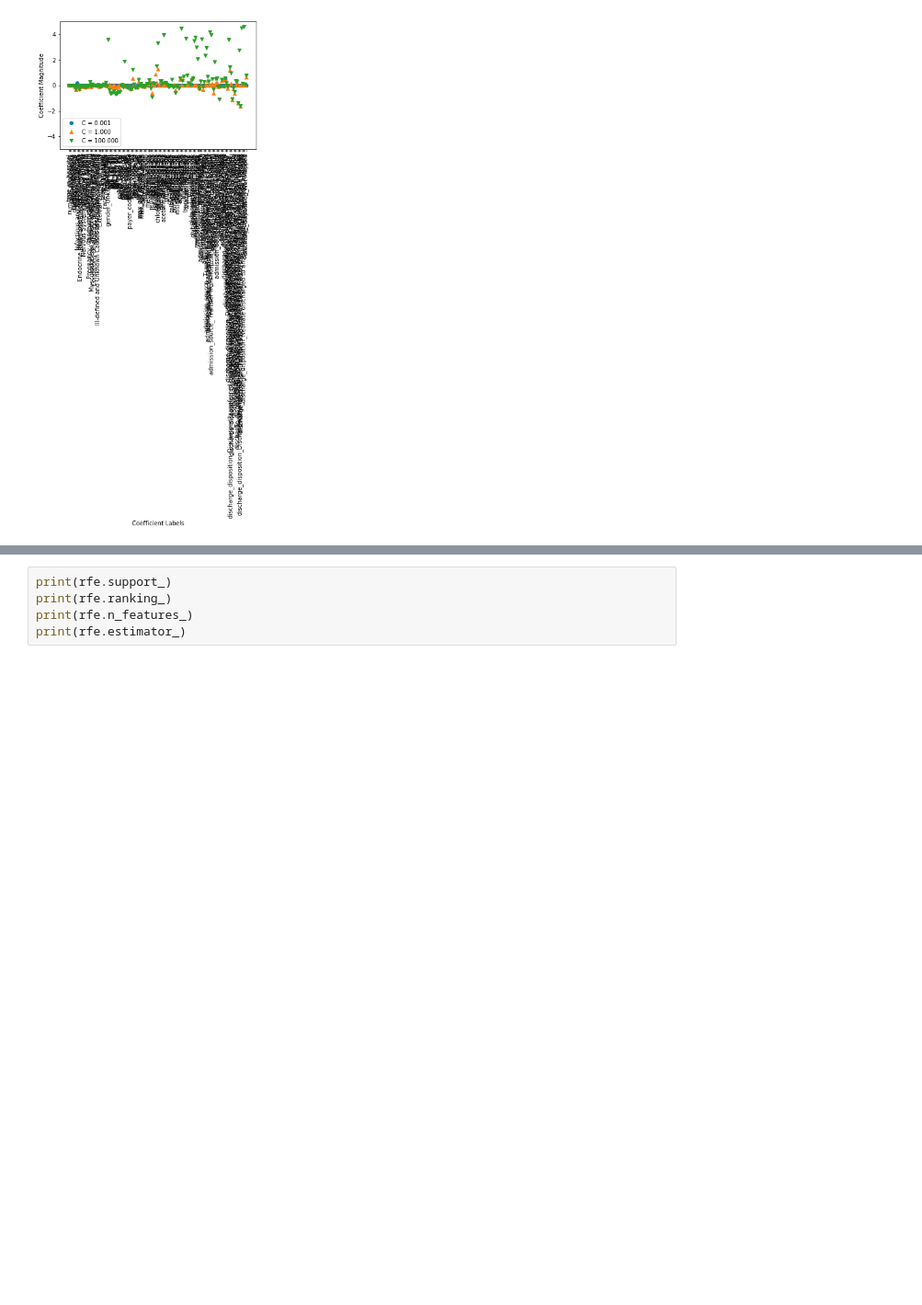
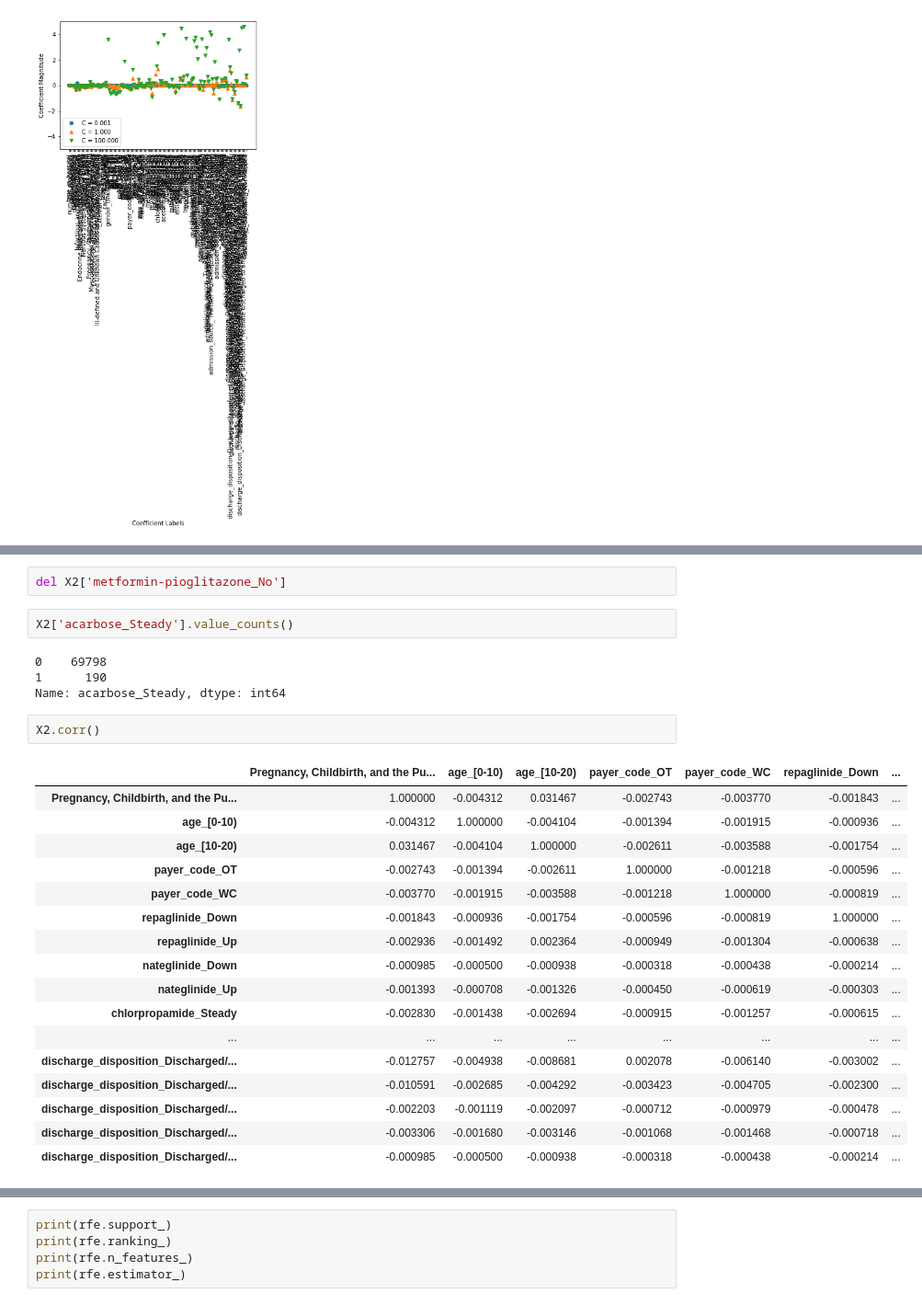
Before and after one commit to bigdata-i523/hid331, a Jupyter notebook: project/jupyter/project.ipynb, the cells around one changed output, grey strips where cells are left out. Shown at 92% size. Drawn from its saved outputs; the diff is of its cells as text; blank space fills up the shorter version.

```diff
--- a/project/jupyter/project.ipynb
+++ b/project/jupyter/project.ipynb
@@ -322,0 +397,28 @@ rfe = rfe.fit(X, y)
+# %%
+del X2['metformin-pioglitazone_No']
+# %%
+X2['acarbose_Steady'].value_counts()
+# %% [output]
+0    69798
+1      190
+Name: acarbose_Steady, dtype: int64
+# %%
+X2.corr()
+# %% [output]
+|  | Pregnancy, Childbirth, and the Pu... | age_[0-10) | age_[10-20) | payer_code_OT | payer_code_WC | repaglinide_Down | ... |
+| Pregnancy, Childbirth, and the Pu... | 1.000000 | -0.004312 | 0.031467 | -0.002743 | -0.003770 | -0.001843 | ... |
+| age_[0-10) | -0.004312 | 1.000000 | -0.004104 | -0.001394 | -0.001915 | -0.000936 | ... |
+| age_[10-20) | 0.031467 | -0.004104 | 1.000000 | -0.002611 | -0.003588 | -0.001754 | ... |
+| payer_code_OT | -0.002743 | -0.001394 | -0.002611 | 1.000000 | -0.001218 | -0.000596 | ... |
+| payer_code_WC | -0.003770 | -0.001915 | -0.003588 | -0.001218 | 1.000000 | -0.000819 | ... |
+| repaglinide_Down | -0.001843 | -0.000936 | -0.001754 | -0.000596 | -0.000819 | 1.000000 | ... |
+| repaglinide_Up | -0.002936 | -0.001492 | 0.002364 | -0.000949 | -0.001304 | -0.000638 | ... |
+| nateglinide_Down | -0.000985 | -0.000500 | -0.000938 | -0.000318 | -0.000438 | -0.000214 | ... |
+| nateglinide_Up | -0.001393 | -0.000708 | -0.001326 | -0.000450 | -0.000619 | -0.000303 | ... |
+| chlorpropamide_Steady | -0.002830 | -0.001438 | -0.002694 | -0.000915 | -0.001257 | -0.000615 | ... |
+| ... | ... | ... | ... | ... | ... | ... | ... |
+| discharge_disposition_Discharged/... | -0.012757 | -0.004938 | -0.008681 | 0.002078 | -0.006140 | -0.003002 | ... |
+| discharge_disposition_Discharged/... | -0.010591 | -0.002685 | -0.004292 | -0.003423 | -0.004705 | -0.002300 | ... |
+| discharge_disposition_Discharged/... | -0.002203 | -0.001119 | -0.002097 | -0.000712 | -0.000979 | -0.000478 | ... |
+| discharge_disposition_Discharged/... | -0.003306 | -0.001680 | -0.003146 | -0.001068 | -0.001468 | -0.000718 | ... |
+| discharge_disposition_Discharged/... | -0.000985 | -0.000500 | -0.000938 | -0.000318 | -0.000438 | -0.000214 | ... |
```
Also changed, not shown: parts of 22 cells of this notebook, 1 other file.
